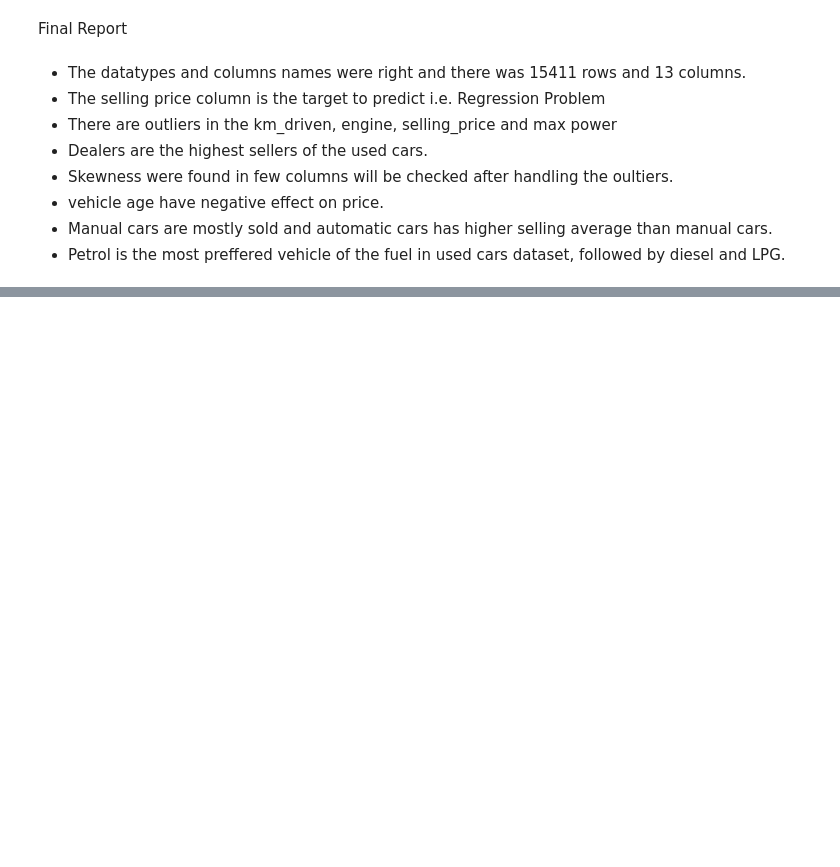
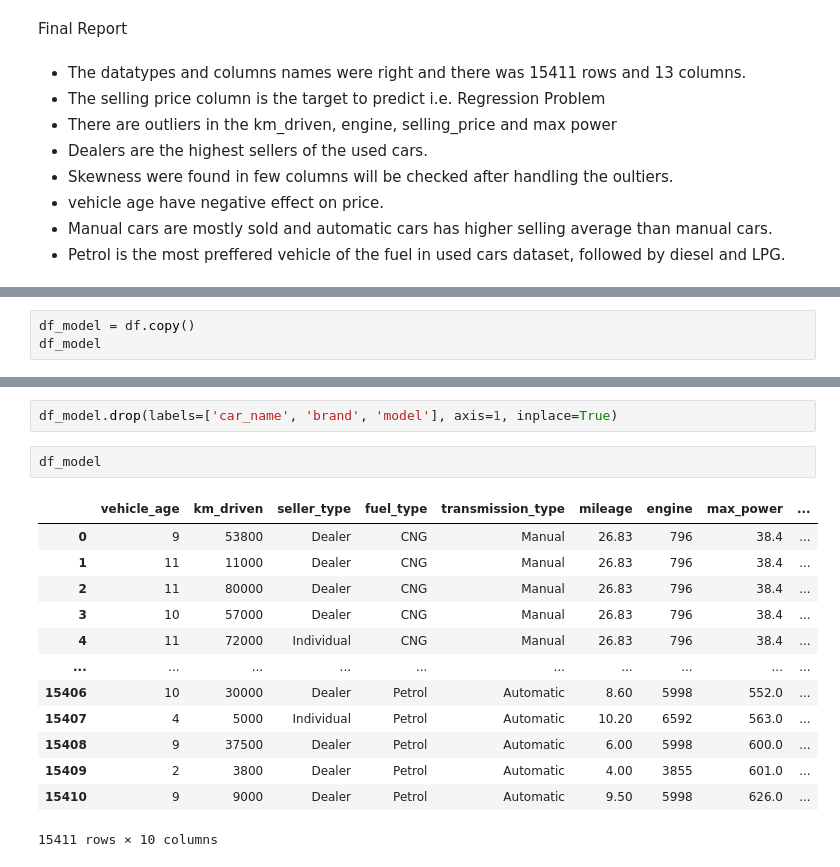
Before and after one commit to devansh6900/carpricepredictor, a Jupyter notebook: main.ipynb, the cells around one changed output, grey strips where cells are left out. Cells and saved outputs as stored; diff of their text form; blank space fills up the shorter version.

```diff
--- a/main.ipynb
+++ b/main.ipynb
@@ -937,0 +973,3 @@ Final Report
+# %%
+df_model = df.copy()
+df_model
@@ -937,0 +990,18 @@ Final Report
+# %%
+df_model.drop(labels=['car_name', 'brand', 'model'], axis=1, inplace=True)
+# %%
+df_model
+# %% [output]
+|  | vehicle_age | km_driven | seller_type | fuel_type | transmission_type | mileage | engine | max_power | ... |
+| 0 | 9 | 53800 | Dealer | CNG | Manual | 26.83 | 796 | 38.4 | ... |
+| 1 | 11 | 11000 | Dealer | CNG | Manual | 26.83 | 796 | 38.4 | ... |
+| 2 | 11 | 80000 | Dealer | CNG | Manual | 26.83 | 796 | 38.4 | ... |
+| 3 | 10 | 57000 | Dealer | CNG | Manual | 26.83 | 796 | 38.4 | ... |
+| 4 | 11 | 72000 | Individual | CNG | Manual | 26.83 | 796 | 38.4 | ... |
+| ... | ... | ... | ... | ... | ... | ... | ... | ... | ... |
+| 15406 | 10 | 30000 | Dealer | Petrol | Automatic | 8.60 | 5998 | 552.0 | ... |
+| 15407 | 4 | 5000 | Individual | Petrol | Automatic | 10.20 | 6592 | 563.0 | ... |
+| 15408 | 9 | 37500 | Dealer | Petrol | Automatic | 6.00 | 5998 | 600.0 | ... |
+| 15409 | 2 | 3800 | Dealer | Petrol | Automatic | 4.00 | 3855 | 601.0 | ... |
+| 15410 | 9 | 9000 | Dealer | Petrol | Automatic | 9.50 | 5998 | 626.0 | ... |
+15411 rows × 10 columns
```
Also changed, not shown: parts of 41 cells of this notebook, 9 other files.
